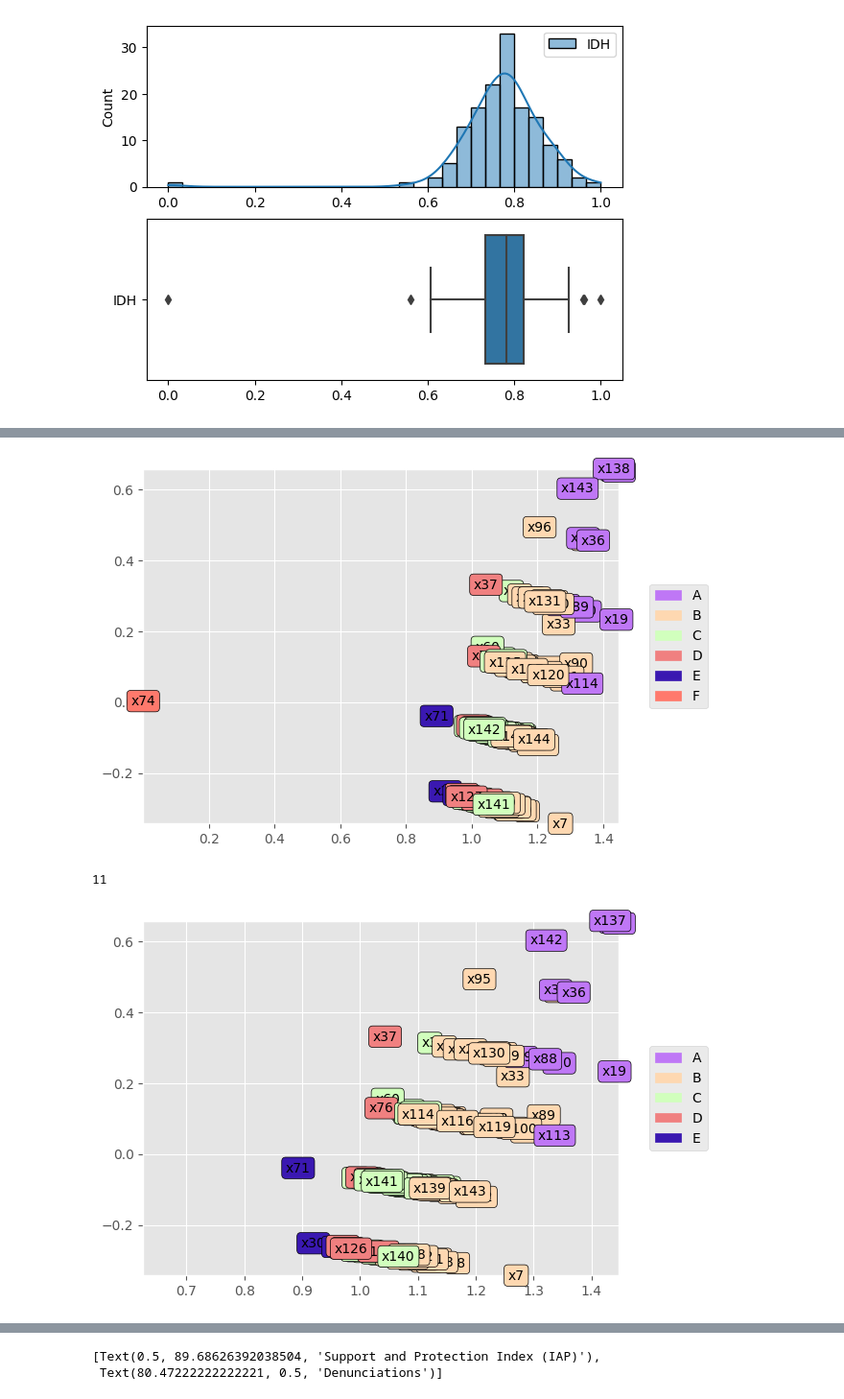
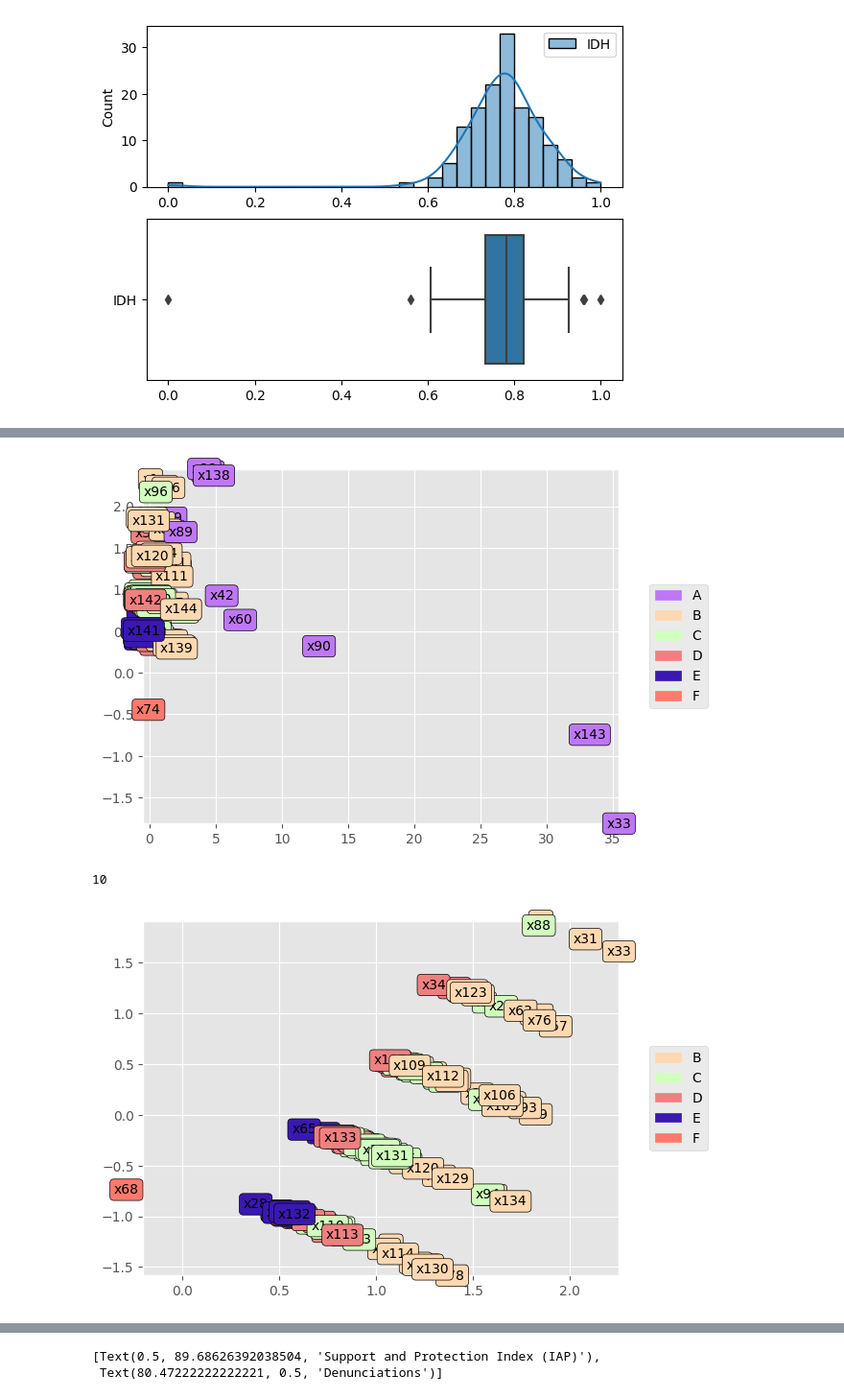
Before and after one commit to jlucioDev/woman_victims_v2, a Jupyter notebook: main.ipynb, the cells around one changed output, grey strips where cells are left out. Shown at 96% size. Drawn from its saved outputs; the diff is of its cells as text; code cells hidden in the pictures.

Commit message:
update normalize data from two methods

```diff
--- a/main.ipynb
+++ b/main.ipynb
@@ -107,13 +107,30 @@ df_munic.shape
 # %%
 from sklearn import preprocessing
 import pandas as pd
+import numpy as np
+
+scaler1 = preprocessing.MinMaxScaler(feature_range=(0, 1))
+#scaler2 = preprocessing.PowerTransformer(method='yeo-johnson', standardize=True)
+scaler2 = preprocessing.RobustScaler()
+#scaler2 = preprocessing.StandardScaler()
 
 
-scaler = preprocessing.MinMaxScaler(feature_range=(0, 1))
-d = scaler.fit_transform(df_munic.iloc[:,2:6])
-s_df = pd.DataFrame(d, columns=df_munic.iloc[:,2:6].columns)
-#scaled_df = pd.DataFrame.merge(df_munic.iloc[:,:2], s_df, how='cross')
-scaled_df = pd.concat([df_munic.iloc[:,:2], s_df], axis=1)
+d1 = scaler2.fit_transform(df_munic.iloc[:,2:3])
+d2 = scaler1.fit_transform(df_munic.iloc[:,3:4])
+d3 = scaler2.fit_transform(df_munic.iloc[:,4:5])
+d4 = scaler1.fit_transform(df_munic.iloc[:,5:6])
 
-scaled_df.shape
+
+ds = [d1, d2, d3, d4]
+
+scaled_df = pd.DataFrame()
+cont = 2
+for i in ds:
+
+    s_df = pd.DataFrame(i, columns=df_munic.iloc[:,cont:cont+1].columns)
+    scaled_df = pd.concat([scaled_df, s_df], axis=1)
+    cont += 1
+
+scaled_df = pd.concat([df_munic.iloc[:,:2], scaled_df], axis=1)
+scaled_df
 # %% [output]
@@ -280,24 +333,24 @@ T = scaled_df.iloc[:, 2:].values
 # %%
 from pyDecision.algorithm import electre_tri_b
 
-classification = electre_tri_b(T, W , Q , P , V , B, cut_level = 0.7, verbose = False, rule = 'oc', graph = True)
+classification = electre_tri_b(T, W , Q , P , V , B, cut_level = 0.6, verbose = False, rule = 'oc', graph = True)
 # %% [output]
-[figure, old version]
+[figure, new version]
 # %%
 classification.count(0)
 # %% [output]
-11
+10
 # %%
 scaled_df['CLASS'] = classification
 # %%
-df__ = scaled_df.query('CLASS != 5')
+df__ = scaled_df.query('CLASS != 0')
 
 df_ = df__.iloc[:, 2:6]
 
 
-c = electre_tri_b(np.array(df_), W , Q , P , V , B, cut_level = 0.7, verbose = False, rule = 'oc', graph = True)
+c = electre_tri_b(np.array(df_), W , Q , P , V , B, cut_level = 0.6, verbose = False, rule = 'oc', graph = True)
 # %% [output]
-[figure, old version]
+[figure, new version]
 # %%
 scaled_df = scaled_df.rename(index=lambda s: 'x' + str(s + 1))
 # %%
```
Also changed, not shown: parts of 10 cells of this notebook.
